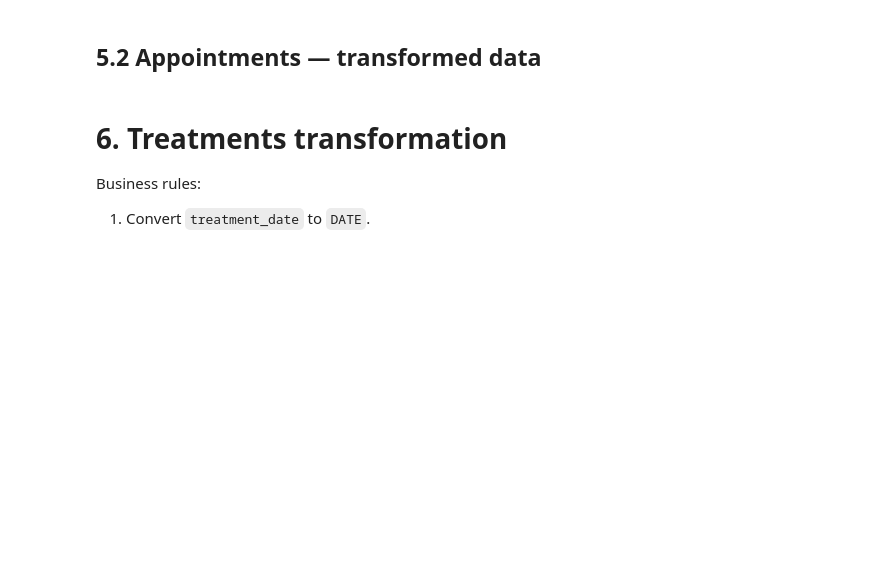
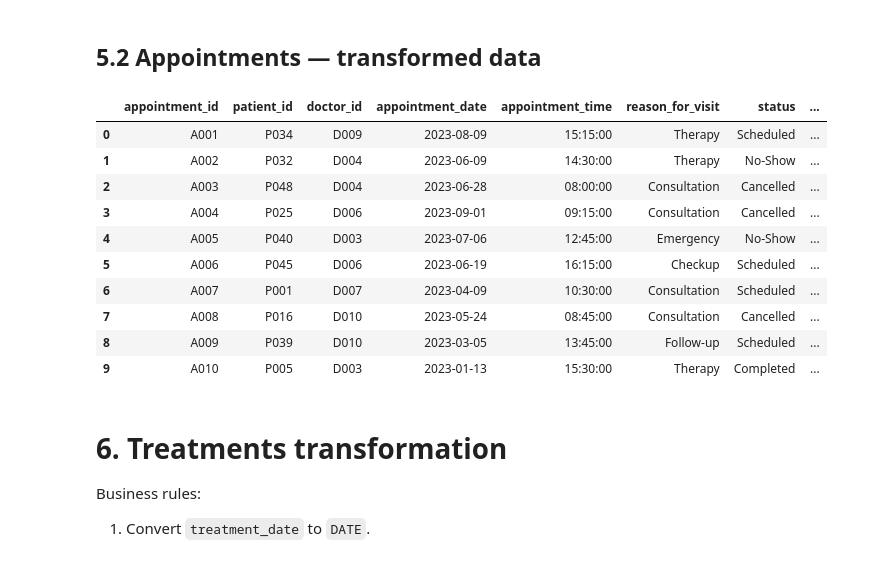
Before and after one commit to LizetCh/hospital_analytics_project, a Jupyter notebook: notebooks/03_transformation_test.ipynb, the cells around one changed output. Saved outputs shown, nothing was run; the diff lists cells and outputs as text; code cells hidden in the pictures; blank space fills up the shorter version.

```diff
--- a/notebooks/03_transformation_test.ipynb
+++ b/notebooks/03_transformation_test.ipynb
@@ -187,5 +248,40 @@ Business rules:
 # %% [markdown]
 ## 5.2 Appointments — transformed data
+# %%
+transformed_appointments_query = """
+SELECT
+    appointment_id,
+    patient_id,
+    doctor_id,
+    TO_DATE(appointment_date, 'YYYY-MM-DD') AS appointment_date,
+    CASE
+        WHEN UPPER(appointment_time) LIKE '%%AM%%'
+          OR UPPER(appointment_time) LIKE '%%PM%%'
+        THEN TO_TIMESTAMP(appointment_time, 'HH12:MI AM')::TIME
+        ELSE appointment_time::TIME
+    END AS appointment_time,
+    reason_for_visit,
+    INITCAP(TRIM(status)) AS status,
+    source_file
+FROM raw.appointments
+WHERE appointment_id IS NOT NULL
+ORDER BY appointment_id;
+"""
+
+appointments_df = run_query(transformed_appointments_query)
+appointments_df.head(10)
+# %% [output]
+|  | appointment_id | patient_id | doctor_id | appointment_date | appointment_time | reason_for_visit | status | ... |
+| 0 | A001 | P034 | D009 | 2023-08-09 | 15:15:00 | Therapy | Scheduled | ... |
+| 1 | A002 | P032 | D004 | 2023-06-09 | 14:30:00 | Therapy | No-Show | ... |
+| 2 | A003 | P048 | D004 | 2023-06-28 | 08:00:00 | Consultation | Cancelled | ... |
+| 3 | A004 | P025 | D006 | 2023-09-01 | 09:15:00 | Consultation | Cancelled | ... |
+| 4 | A005 | P040 | D003 | 2023-07-06 | 12:45:00 | Emergency | No-Show | ... |
+| 5 | A006 | P045 | D006 | 2023-06-19 | 16:15:00 | Checkup | Scheduled | ... |
+| 6 | A007 | P001 | D007 | 2023-04-09 | 10:30:00 | Consultation | Scheduled | ... |
+| 7 | A008 | P016 | D010 | 2023-05-24 | 08:45:00 | Consultation | Cancelled | ... |
+| 8 | A009 | P039 | D010 | 2023-03-05 | 13:45:00 | Follow-up | Scheduled | ... |
+| 9 | A010 | P005 | D003 | 2023-01-13 | 15:30:00 | Therapy | Completed | ... |
 # %% [markdown]
 # 6. Treatments transformation
 
```
Also changed, not shown: parts of 7 cells of this notebook, 1 other file.
